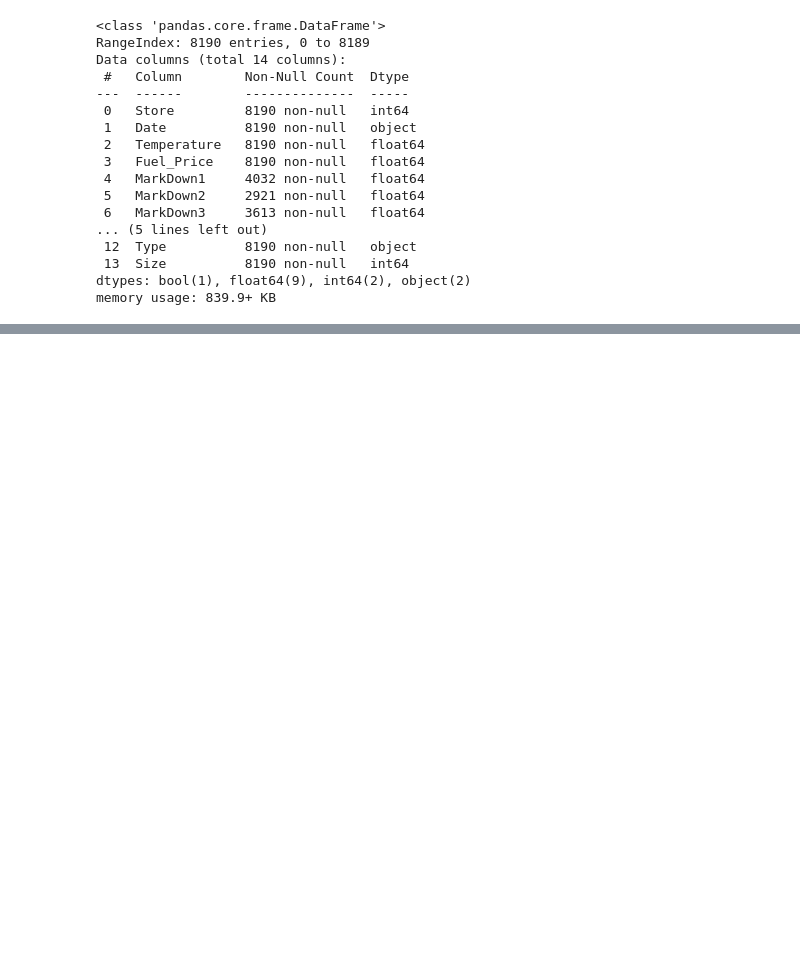
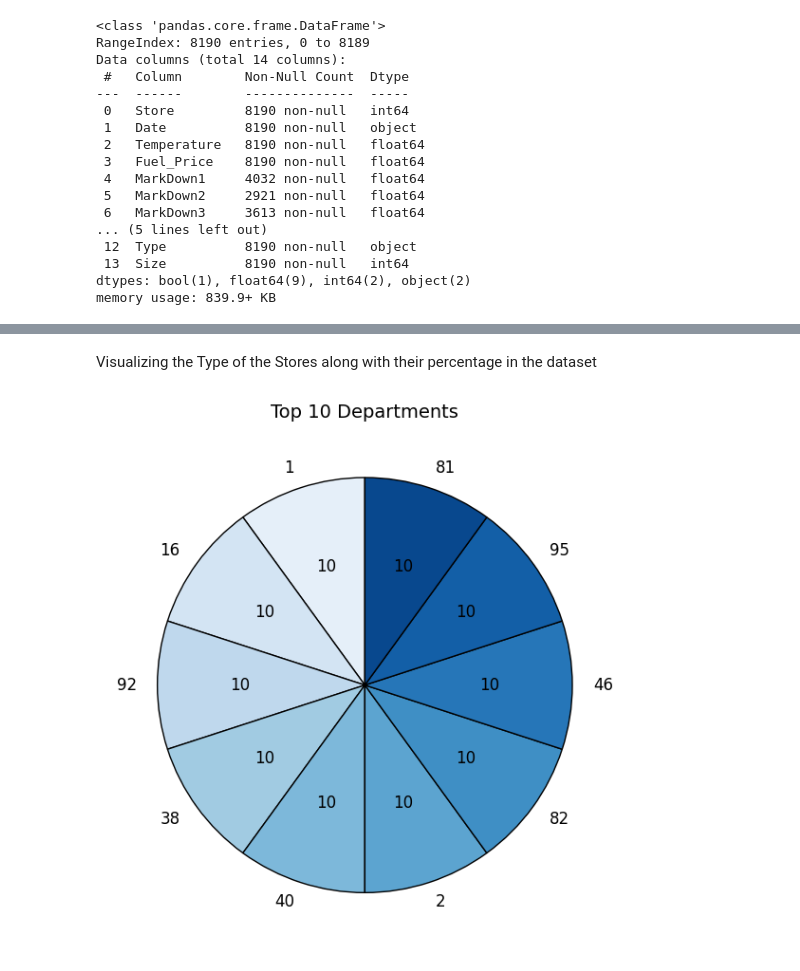
Before and after one commit to vrushalipr/Walmart-Sales-Forecasting, a Jupyter notebook: walmart_sales_forecasting.ipynb, the cells around one changed output, grey strips where cells are left out. Saved outputs shown, nothing was run; the diff lists cells and outputs as text; code cells hidden in the pictures; blank space fills up the shorter version.

```diff
--- a/walmart_sales_forecasting.ipynb
+++ b/walmart_sales_forecasting.ipynb
@@ -203,0 +217,17 @@ memory usage: 839.9+ KB
+# %% [markdown]
+Visualizing the Type of the Stores along with their percentage in the dataset
+# %%
+# Get top 10 departments
+labels, values = train_df["Dept"].value_counts()[:10].index, train_df["Dept"].value_counts()[:10].values
+
+# Create pie chart with Seaborn color palette and display percentages inside slices
+plt.figure(figsize=(8, 6))
+plt.pie(values, labels=labels, autopct='%1.0f', colors=sns.color_palette("Blues", len(labels)),
+        startangle=90, wedgeprops={'edgecolor': 'black'}, textprops={'fontsize': 12, 'color': 'black'})
+
+# Add title and show plot
+plt.title('Top 10 Departments', fontsize=14)
+plt.tight_layout()
+plt.show()
+# %% [output]
+[figure, added]
```
Also changed, not shown: parts of 16 cells of this notebook.
